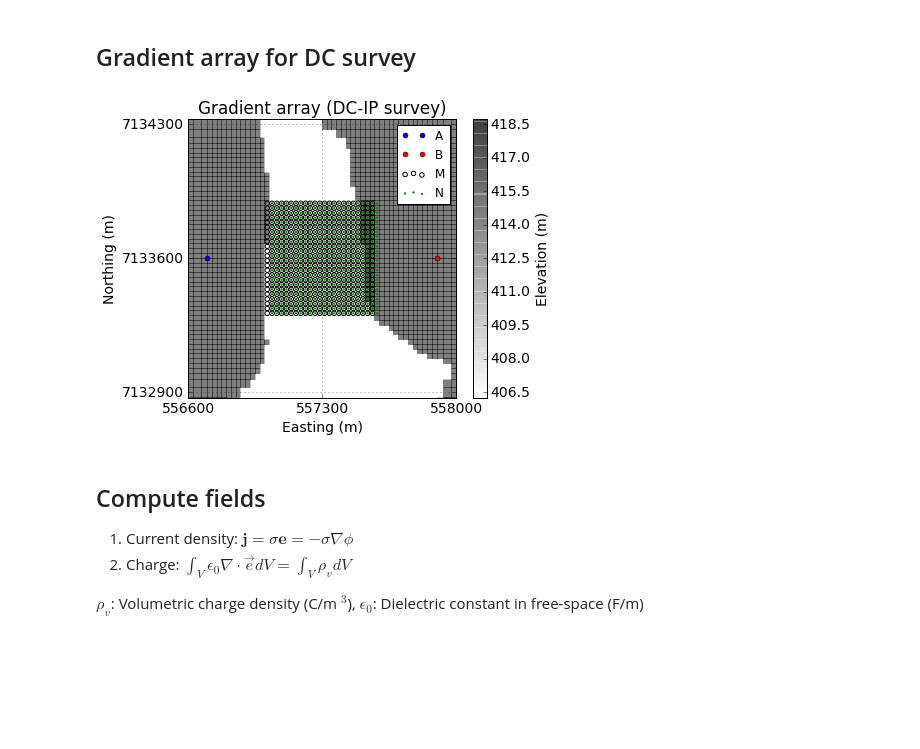
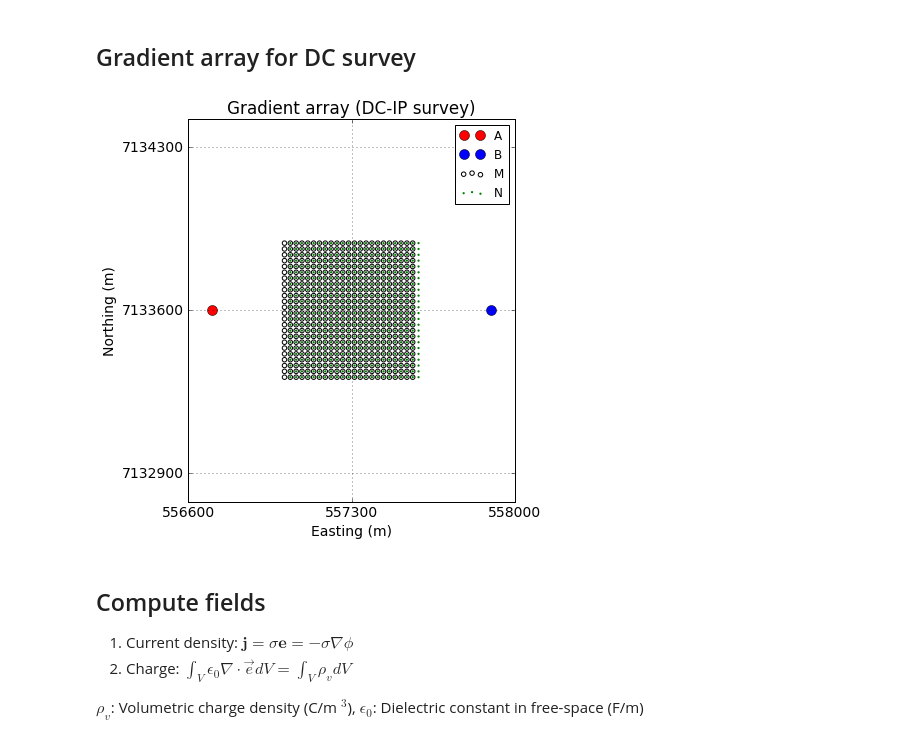
Before and after one commit to simpeg/presentations, a Jupyter notebook: SciPy2016/notebooks/DC/DCinv_Gradient_singleSrc.ipynb, the cells around one changed output. Saved outputs shown, nothing was run; the diff lists cells and outputs as text; code cells hidden in the pictures; blank space fills up the shorter version.

```diff
--- a/SciPy2016/notebooks/DC/DCinv_Gradient_singleSrc.ipynb
+++ b/SciPy2016/notebooks/DC/DCinv_Gradient_singleSrc.ipynb
@@ -79,31 +86,32 @@ inds_Nx = Utils.closestPoints(mesh2D, Nx[:,:2])
 Mx_dr = np.c_[Mx[:,0], Mx[:,1], topoCC[inds_Mx]]
 Nx_dr = np.c_[Nx[:,0], Nx[:,1], topoCC[inds_Nx]]
 # %%
-fig, ax = plt.subplots(1,1, figsize=(5*1.2,5))
-dat = mesh2D.plotImage(topoCC,pcolorOpts={"cmap":"binary",'alpha':0.5}, ax=ax)
+fig, ax = plt.subplots(1,1, figsize=(5*1.3,5*1.3))
+# dat = mesh2D.plotImage(topoCC,pcolorOpts={"cmap":"binary",'alpha':0.5}, ax=ax)
 plt.xlabel("Easting (m)"); plt.ylabel("Northing (m)")
-cb = plt.colorbar(dat[0]); cb.set_label("Elevation (m)")
-ax.plot(Aloc1_x[0], Aloc1_x[1], 'bo', ms=5)
-ax.plot(Bloc1_x[0], Bloc1_x[1], 'ro', ms=5)
+# cb = plt.colorbar(dat[0]); cb.set_label("Elevation (m)")
+ax.plot(Aloc1_x[0], Aloc1_x[1], 'ro', ms=10)
+ax.plot(Bloc1_x[0], Bloc1_x[1], 'bo', ms=10)
 ax.scatter(Mx[:,0], Mx[:,1],s=20, edgecolors="k", facecolors="none")
 ax.scatter(Nx[:,0], Nx[:,1],s=5, edgecolors="none", facecolors="g")
 ax.legend(("A", "B", "M", "N"), fontsize=12)
 xmin, xmax = -700+xc, 700+xc
 ymin, ymax = -700+yc, 700+yc
 ax.set_xticks(np.linspace(xmin, xmax, 3))
 ax.set_yticks(np.linspace(ymin, ymax, 3))
 ax.yaxis.set_major_formatter(FormatStrFormatter('%.0f'))
 ax.xaxis.set_major_formatter(FormatStrFormatter('%.0f'))
 ax.axis('equal')
 ax.set_xlim(xmin, xmax)
 ax.set_ylim(ymin, ymax)
 ax.set_xlabel("Easting (m)")
 ax.set_ylabel("Northing (m)")
 ax.set_title("Gradient array (DC-IP survey)")
 ax.grid(True)
-fig.savefig("./images/GradientArray", dpi=200)
+plt.tight_layout()
+fig.savefig("./images/GradientArray", dpi=400)
 # %% [output]
-[figure, old version]
+[figure, new version]
 # %%
 # Src and Rx classes for DC problem
 rx_x = DC.Rx.Dipole(Mx_dr, Nx_dr)
```
Also changed, not shown: parts of 17 cells of this notebook, 9 other files.
